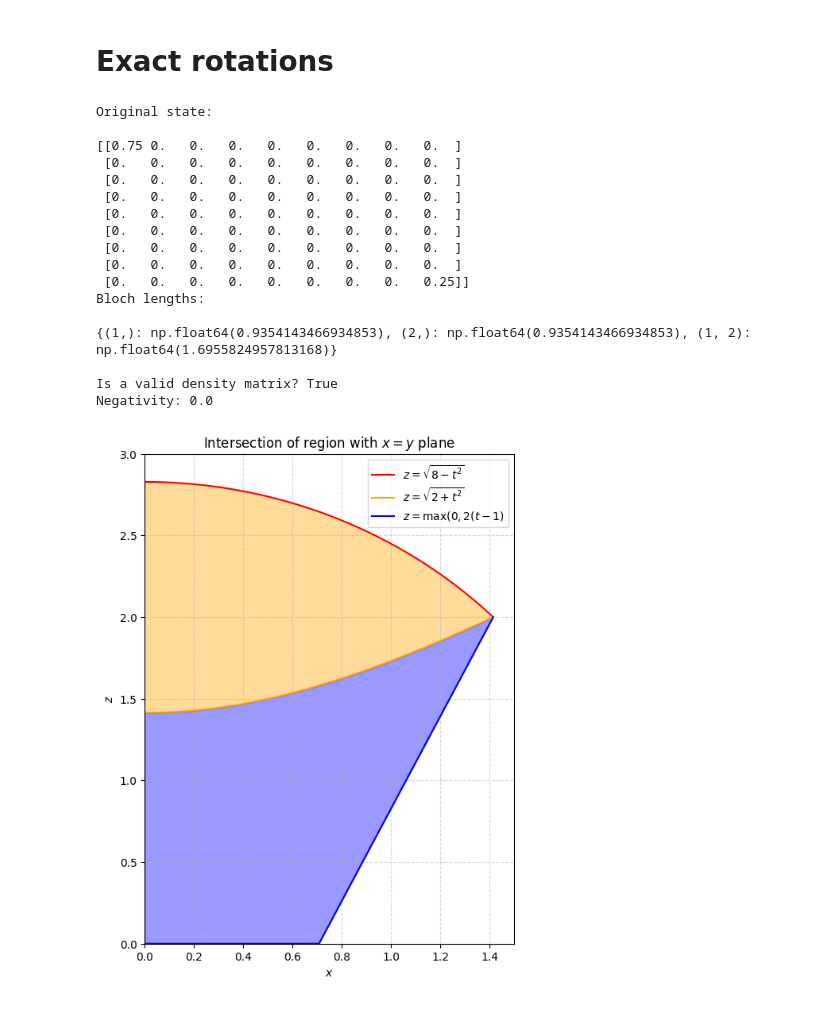
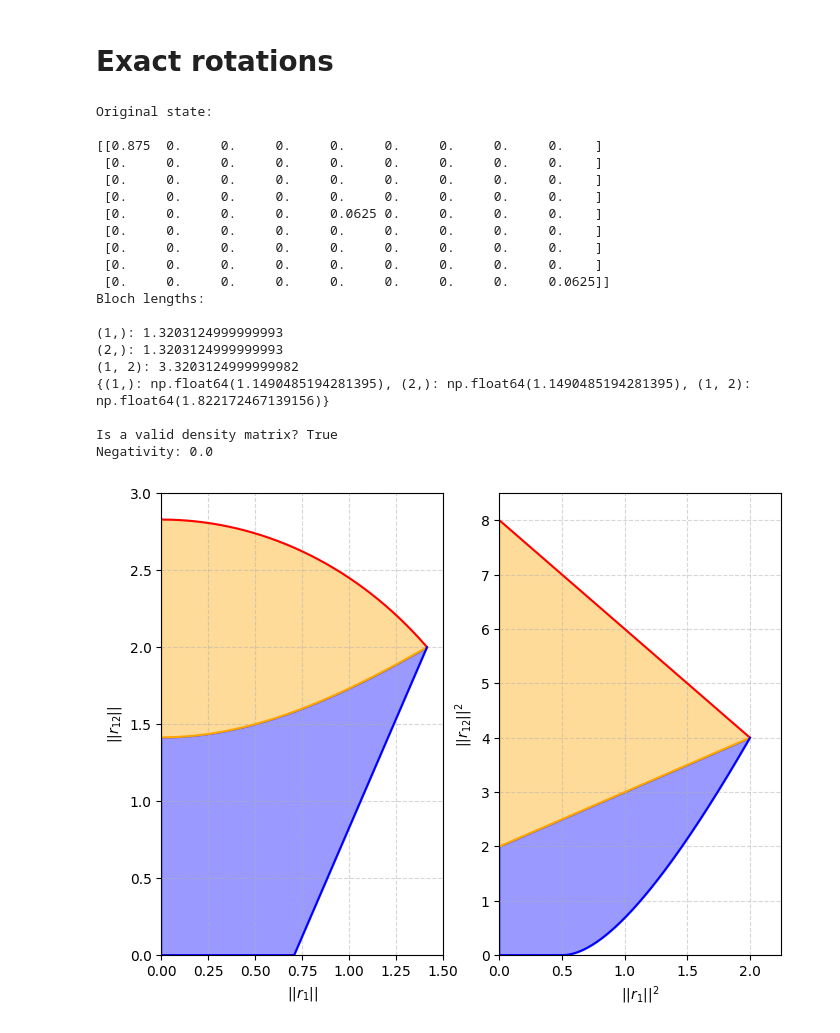
Before and after one commit to Garcia-Velo/-2024--bloch-lengths, a Jupyter notebook: notebooks/experiments/counterexamples/two_qutrits.ipynb, the cells around one changed output. Saved outputs shown, nothing was run; the diff lists cells and outputs as text; code cells hidden in the pictures.

```diff
--- a/notebooks/experiments/counterexamples/two_qutrits.ipynb
+++ b/notebooks/experiments/counterexamples/two_qutrits.ipynb
@@ -169,7 +150,8 @@ psi_00 = np.kron(phi_0, phi_0)
 psi_11 = np.kron(phi_1, phi_1)
 psi_22 = np.kron(phi_2, phi_2)
 
-rho = 0.75 * psi_00 @ psi_00.conj().T + 0.25 * psi_22 @ psi_22.conj().T
+a, b, c = 7/8, 1/16, 1/16
+rho = a * psi_00 @ psi_00.conj().T + b * psi_11 @ psi_11.conj().T + c * psi_22 @ psi_22.conj().T
 
 r = compute_bloch_vector(tensor_basis, subset_index_map, rho)
 R = compute_bloch_norms_from_vector(r)
@@ -180,50 +162,63 @@ N = compute_negativity(rho=rho)
 print("Original state:\n")
 print(rho)
 print("Bloch lengths:\n")
+for subset, r in R.items():
+    print(f"{subset}: {r**2}")
 print(R)
+
 print("\nIs a valid density matrix?", is_valid)
 print("Negativity:", N)
 # %% [output]
 Original state:
 
-[[0.75 0.   0.   0.   0.   0.   0.   0.   0.  ]
- [0.   0.   0.   0.   0.   0.   0.   0.   0.  ]
- [0.   0.   0.   0.   0.   0.   0.   0.   0.  ]
- [0.   0.   0.   0.   0.   0.   0.   0.   0.  ]
- [0.   0.   0.   0.   0.   0.   0.   0.   0.  ]
- [0.   0.   0.   0.   0.   0.   0.   0.   0.  ]
- [0.   0.   0.   0.   0.   0.   0.   0.   0.  ]
- [0.   0.   0.   0.   0.   0.   0.   0.   0.  ]
- [0.   0.   0.   0.   0.   0.   0.   0.   0.25]]
+[[0.875  0.     0.     0.     0.     0.     0.     0.     0.    ]
+ [0.     0.     0.     0.     0.     0.     0.     0.     0.    ]
+ [0.     0.     0.     0.     0.     0.     0.     0.     0.    ]
+ [0.     0.     0.     0.     0.     0.     0.     0.     0.    ]
+ [0.     0.     0.     0.     0.0625 0.     0.     0.     0.    ]
+ [0.     0.     0.     0.     0.     0.     0.     0.     0.    ]
+ [0.     0.     0.     0.     0.     0.     0.     0.     0.    ]
+ [0.     0.     0.     0.     0.     0.     0.     0.     0.    ]
+ [0.     0.     0.     0.     0.     0.     0.     0.     0.0625]]
 Bloch lengths:
 
-{(1,): np.float64(0.9354143466934853), (2,): np.float64(0.9354143466934853), (1, 2): np.float64(1.6955824957813168)}
+(1,): 1.3203124999999993
+(2,): 1.3203124999999993
+(1, 2): 3.3203124999999982
+{(1,): np.float64(1.1490485194281395), (2,): np.float64(1.1490485194281395), (1, 2): np.float64(1.822172467139156)}
 
 Is a valid density matrix? True
 Negativity: 0.0
 # %%
 from moments.bloch import compute_bipartite_region_ent, compute_bipartite_region_lower, compute_bipartite_region_upper
 
 x = np.linspace(0, 2 / np.sqrt(2), 1000)
 
 z_upper = compute_bipartite_region_upper(dn, x, x)
 z_ent = compute_bipartite_region_ent(dn, x, x)
 z_lower = compute_bipartite_region_lower([dn, dn], x, x)
 
-fig, ax = plt.subplots(figsize=(6, 8))
+fig, ax = plt.subplots(1, 2, figsize=(8, 6))
 
-ax.plot(x, z_upper, 'red', label=r"$z = \sqrt{8 - t^2}$")
-ax.plot(x, z_ent, 'orange', label=r"$z = \sqrt{2 + t^2}$")
-ax.plot(x, z_lower, 'blue', label=r"$z = \max(0, 2 (t - 1)$")
+ax[0].plot(x, z_upper, 'red')
+ax[0].plot(x, z_ent, 'orange')
+ax[0].plot(x, z_lower, 'blue')
 
-ax.fill_between(x, z_upper, z_ent, alpha=0.4, color='orange')
-ax.fill_between(x, z_ent, z_lower, alpha=0.4, color='blue')
+ax[0].fill_between(x, z_upper, z_ent, alpha=0.4, color='orange')
+ax[0].fill_between(x, z_ent, z_lower, alpha=0.4, color='blue')
 
-ax.set(xlabel = r'$x$', ylabel = r'$z$', title = 'Intersection of region with $x=y$ plane',
-       xlim = (0, 1.5), ylim = (0, 3))
-ax.grid(True, alpha=0.5, linestyle="--")
-ax.legend()
+ax[1].plot(x**2, z_upper**2, 'red')
+ax[1].plot(x**2, z_ent**2, 'orange')
+ax[1].plot(x**2, z_lower**2, 'blue')
+
+ax[1].fill_between(x**2, z_upper**2, z_ent**2, alpha=0.4, color='orange')
+ax[1].fill_between(x**2, z_ent**2, z_lower**2, alpha=0.4, color='blue')
+
+ax[0].set(xlabel = r'$||r_1||$', ylabel = r'$||r_{12}||$', xlim = (0, 1.5), ylim = (0, 3))
+ax[1].set(xlabel = r'$||r_1||^2$', ylabel = r'$||r_{12}||^2$', xlim = (0, 2.25), ylim = (0, 8.5))
+ax[0].grid(True, alpha=0.5, linestyle="--")
+ax[1].grid(True, alpha=0.5, linestyle="--")
 plt.show()
 # %% [output]
-[figure, old version]
+[figure, new version]
 # %%
```
Also changed, not shown: parts of 12 cells of this notebook, 4 other files.
